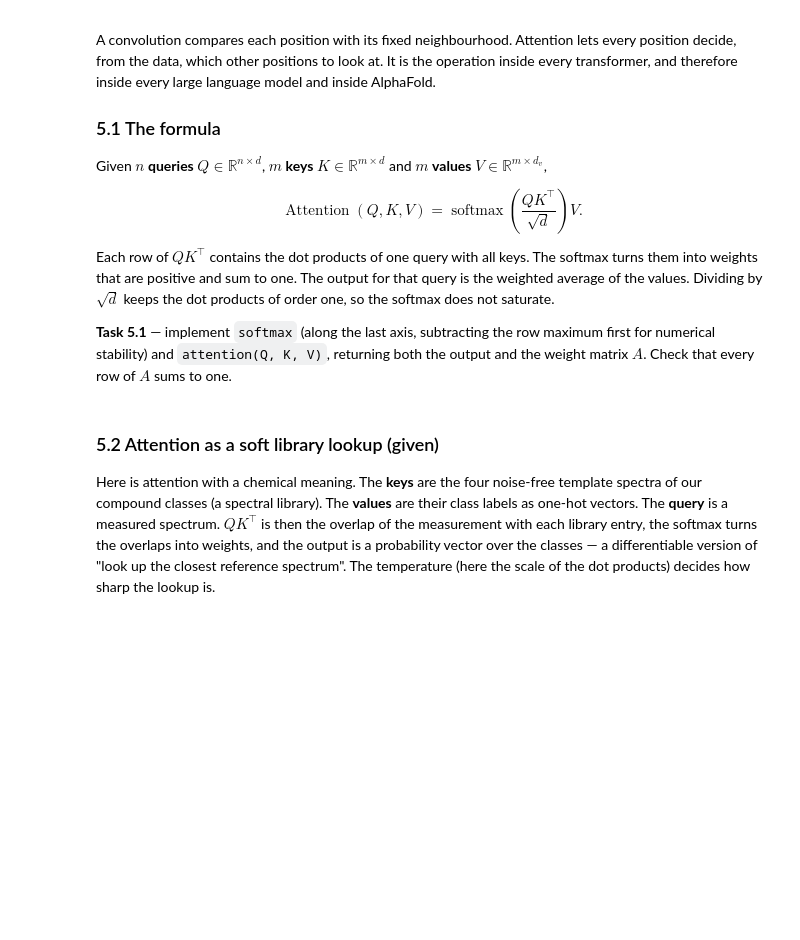
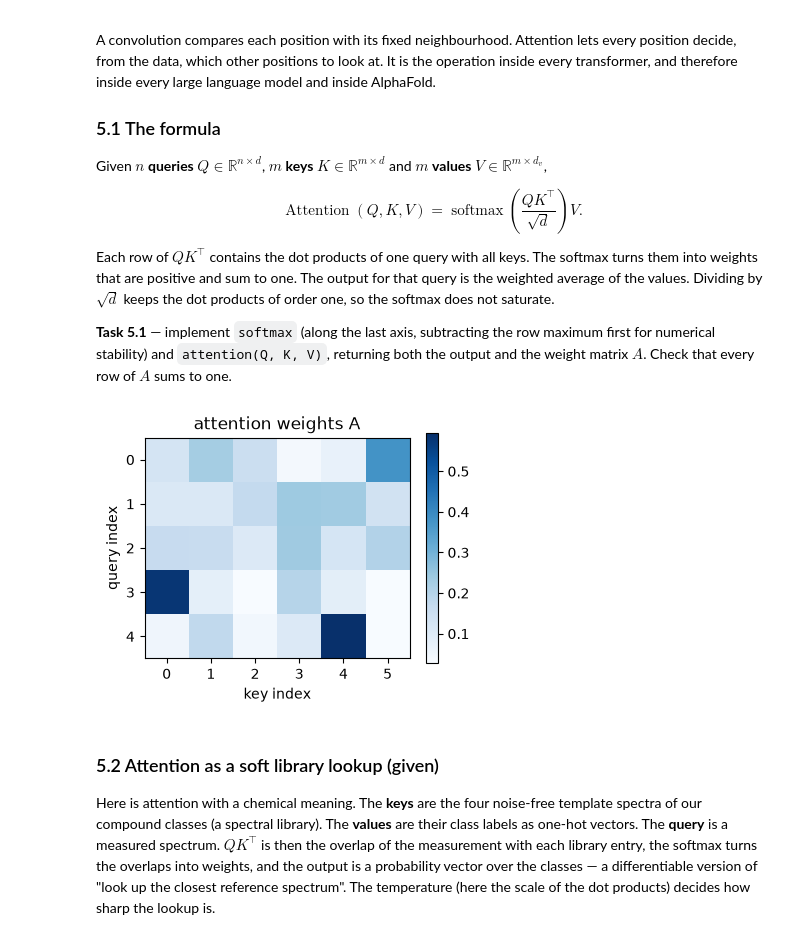
Before and after one commit to Ha5248qi/BERN02_excercise, a Jupyter notebook: data/ex1/Labs/Neural_Networks/NeuralNetworks_2.ipynb, the cells around one changed output. Cells and saved outputs as stored; diff of their text form; code cells hidden in the pictures; blank space fills up the shorter version.

```diff
--- a/data/ex1/Labs/Neural_Networks/NeuralNetworks_2.ipynb
+++ b/data/ex1/Labs/Neural_Networks/NeuralNetworks_2.ipynb
@@ -675,19 +719,27 @@ Each row of $QK^\top$ contains the dot products of one query with all keys. The
 **Task 5.1** — implement `softmax` (along the last axis, subtracting the row maximum first for numerical stability) and `attention(Q, K, V)`, returning both the output and the weight matrix $A$. Check that every row of $A$ sums to one.
 # %%
 def softmax(z, axis=-1):
-    # your code here
-    raise NotImplementedError
+    z_max = np.max(z, axis=axis, keepdims=True)
+    e_z = np.exp(z - z_max)
+    return e_z / np.sum(e_z, axis=axis, keepdims=True)
 
 def attention(Q, K, V):
-    # your code here: return output, A
-    raise NotImplementedError
+    d = Q.shape[-1]
+    scaled_scores = (Q @ K.T) / np.sqrt(d)
+
+    A = softmax(scaled_scores)
+    output = A @ V
+
+    return output, A
 
 rng = np.random.default_rng(1)
 Q, K, V = rng.standard_normal((5, 8)), rng.standard_normal((6, 8)), rng.standard_normal((6, 3))
 out, A = attention(Q, K, V)
 assert out.shape == (5, 3) and np.allclose(A.sum(axis=1), 1)
 fig, ax = plt.subplots(figsize=(4, 3)); im = ax.imshow(A, cmap='Blues'); plt.colorbar(im)
 ax.set(xlabel='key index', ylabel='query index', title='attention weights A'); plt.tight_layout()
+# %% [output]
+[figure, added]
 # %% [markdown]
 ### 5.2 Attention as a soft library lookup (given)
 
```
Also changed, not shown: parts of 13 cells of this notebook.
